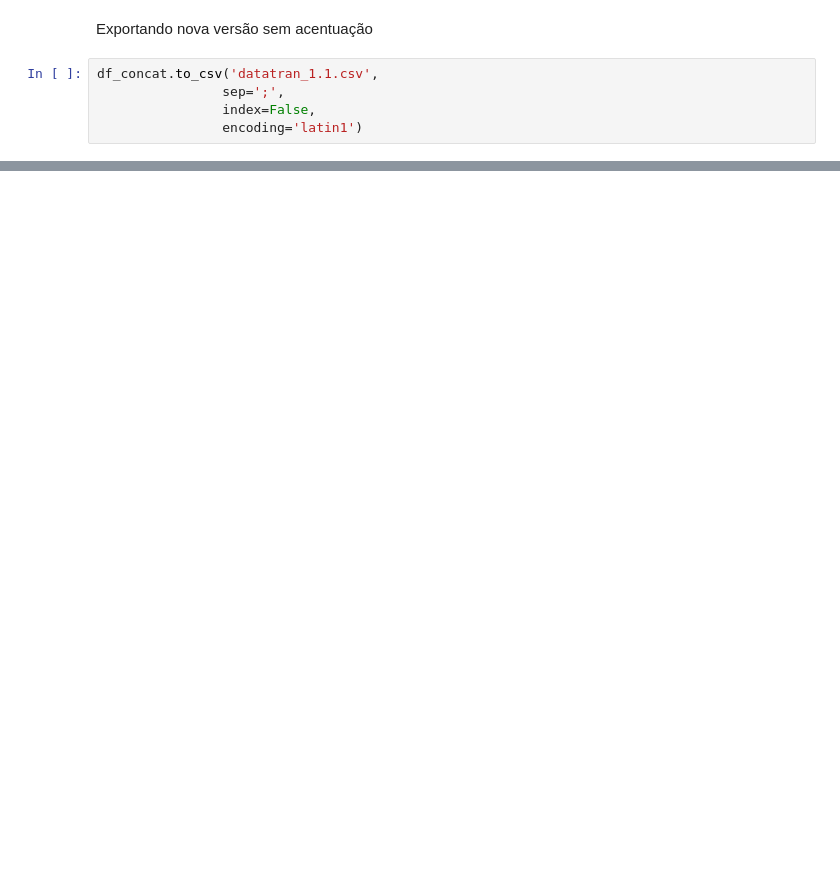
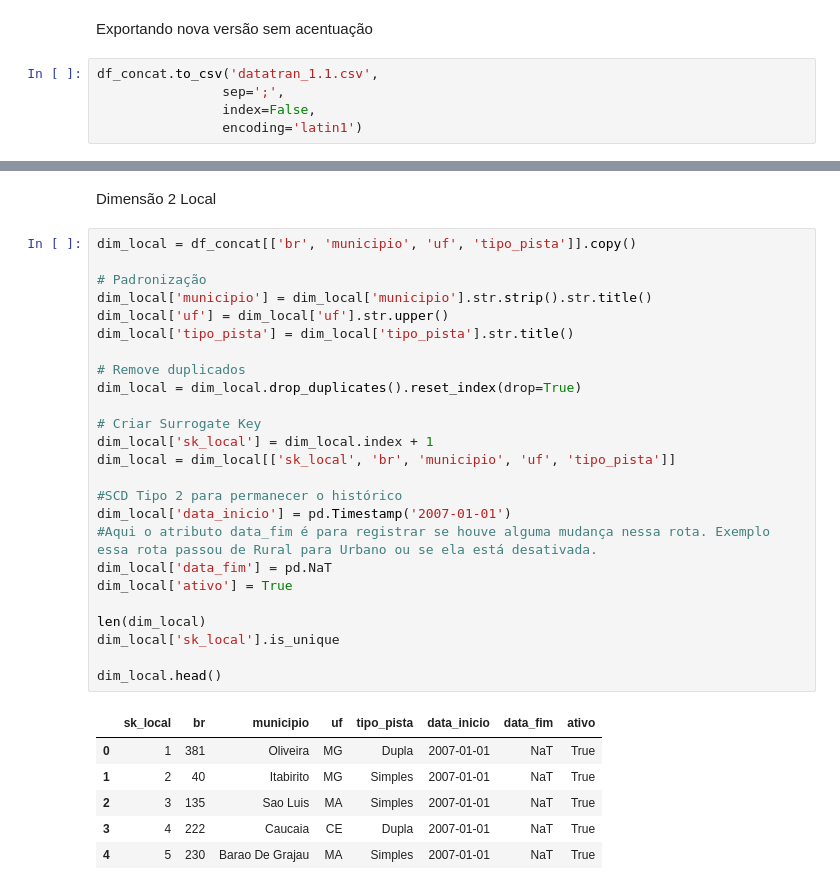
Before and after one commit to kauawerle/datatran-analise-dados, a Jupyter notebook: notebook.ipynb, the cells around one changed output, grey strips where cells are left out. Cells and saved outputs as stored; diff of their text form; blank space fills up the shorter version.

```diff
--- a/notebook.ipynb
+++ b/notebook.ipynb
@@ -47,0 +155,34 @@ df_concat.to_csv('datatran_1.1.csv',
+# %% [markdown]
+Dimensão 2 Local
+# %%
+dim_local = df_concat[['br', 'municipio', 'uf', 'tipo_pista']].copy()
+
+# Padronização
+dim_local['municipio'] = dim_local['municipio'].str.strip().str.title()
+dim_local['uf'] = dim_local['uf'].str.upper()
+dim_local['tipo_pista'] = dim_local['tipo_pista'].str.title()
+
+# Remove duplicados
+dim_local = dim_local.drop_duplicates().reset_index(drop=True)
+
+# Criar Surrogate Key
+dim_local['sk_local'] = dim_local.index + 1
+dim_local = dim_local[['sk_local', 'br', 'municipio', 'uf', 'tipo_pista']]
+
+#SCD Tipo 2 para permanecer o histórico
+dim_local['data_inicio'] = pd.Timestamp('2007-01-01')
+#Aqui o atributo data_fim é para registrar se houve alguma mudança nessa rota. Exemplo essa rota passou de Rural para Urbano ou se ela está desativada.
+dim_local['data_fim'] = pd.NaT
+dim_local['ativo'] = True
+
+len(dim_local)
+dim_local['sk_local'].is_unique
+
+dim_local.head()
+# %% [output]
+|  | sk_local | br | municipio | uf | tipo_pista | data_inicio | data_fim | ativo |
+| 0 | 1 | 381 | Oliveira | MG | Dupla | 2007-01-01 | NaT | True |
+| 1 | 2 | 40 | Itabirito | MG | Simples | 2007-01-01 | NaT | True |
+| 2 | 3 | 135 | Sao Luis | MA | Simples | 2007-01-01 | NaT | True |
+| 3 | 4 | 222 | Caucaia | CE | Dupla | 2007-01-01 | NaT | True |
+| 4 | 5 | 230 | Barao De Grajau | MA | Simples | 2007-01-01 | NaT | True |
```
Also changed, not shown: parts of 11 cells of this notebook, 1 other file.
